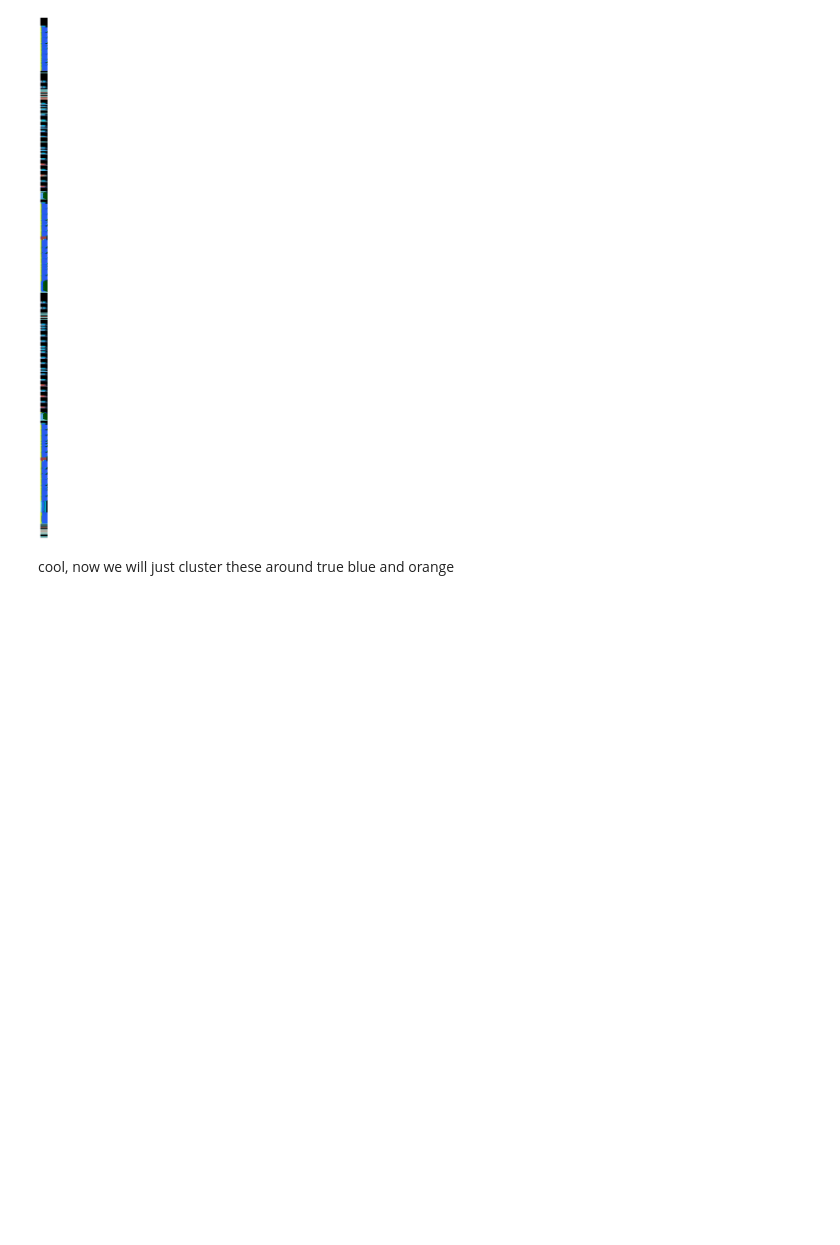
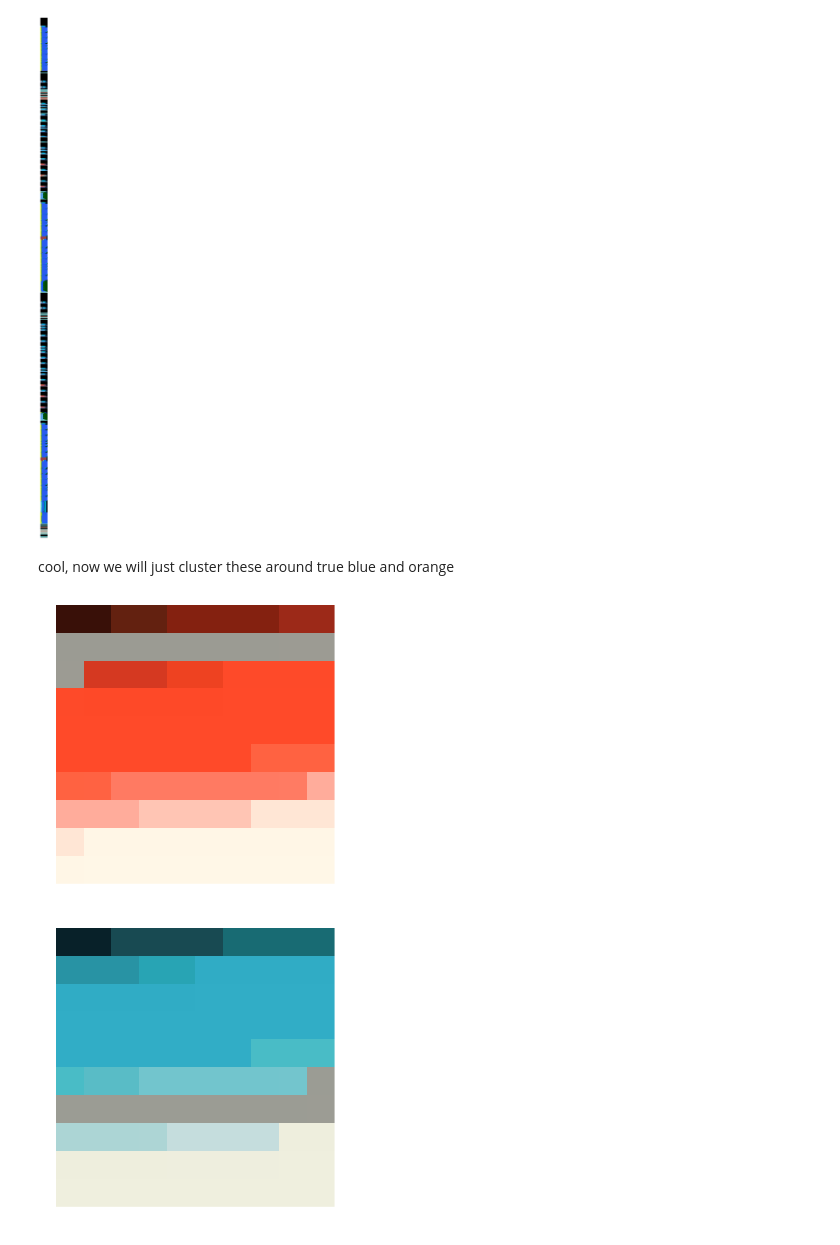
Before and after one commit to pussinboot/tAIko, a Jupyter notebook: notebooks/restart.ipynb, the cells around one changed output. Cells and saved outputs as stored; diff of their text form; code cells hidden in the pictures; blank space fills up the shorter version.

```diff
--- a/notebooks/restart.ipynb
+++ b/notebooks/restart.ipynb
@@ -391,3 +391,9 @@ plt.show()
 [figure]
 # %% [markdown]
 cool, now we will just cluster these around true blue and orange
+# %%
+show_screen(np.reshape(get_frame_color(all_frames[4749][75:108,13:46,:]), [10, 10, 3]))
+show_screen(np.reshape(get_frame_color(all_frames[4973][75:108,13:46,:]), [10, 10, 3]))
+# %% [output]
+[figure, added]
+[figure, added]
```
Also changed, not shown: parts of 17 cells of this notebook.
